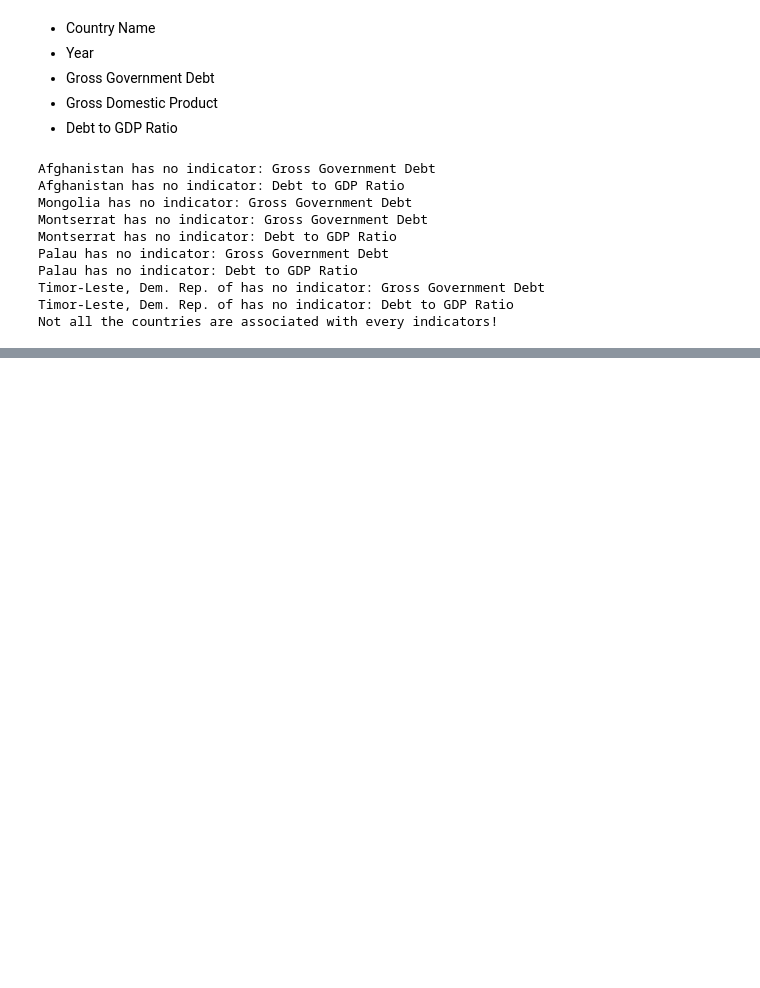
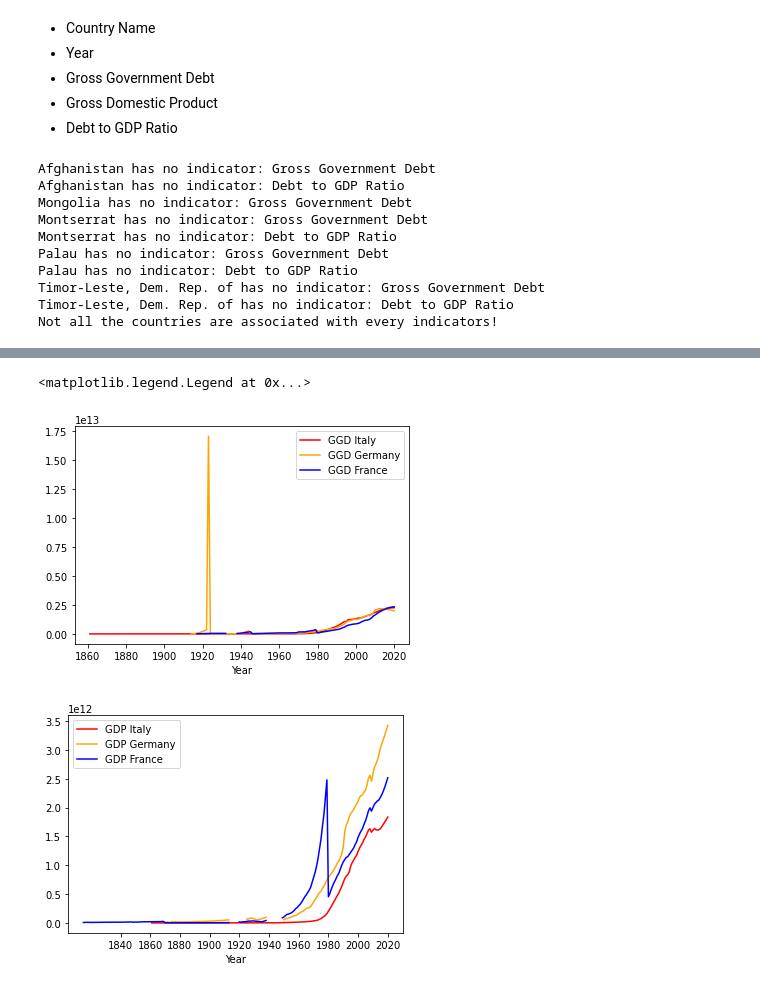
Before and after one commit to bloodsky/HPDD-Analysis, a Jupyter notebook: hpdd.ipynb, the cells around one changed output, grey strips where cells are left out. Saved outputs shown, nothing was run; the diff lists cells and outputs as text; code cells hidden in the pictures; blank space fills up the shorter version.

```diff
--- a/hpdd.ipynb
+++ b/hpdd.ipynb
@@ -103,0 +111,18 @@ merged_df
+# %%
+import matplotlib.pyplot as plt
+
+# GGD
+ax = data_frames['Italy'].plot(x='Year',y='Gross Government Debt',kind='line', color='red')
+ay = data_frames['Germany'].plot(x='Year',y='Gross Government Debt',kind='line', ax=ax, color='orange')
+data_frames['France'].plot(x='Year',y='Gross Government Debt',kind='line', ax=ay, color='blue')
+ax.legend(['GGD Italy','GGD Germany','GGD France'])
+
+# GDP
+ax = data_frames['Italy'].plot(x='Year',y='Gross Domestic Product',kind='line', color='red')
+ay = data_frames['Germany'].plot(x='Year',y='Gross Domestic Product',kind='line', ax=ax, color='orange')
+data_frames['France'].plot(x='Year',y='Gross Domestic Product',kind='line', ax=ay, color='blue')
+ax.legend(['GDP Italy','GDP Germany','GDP France'])
+# %% [output]
+<matplotlib.legend.Legend at 0x...>
+[figure, added]
+[figure, added]
```
Also changed, not shown: parts of 4 cells of this notebook.
